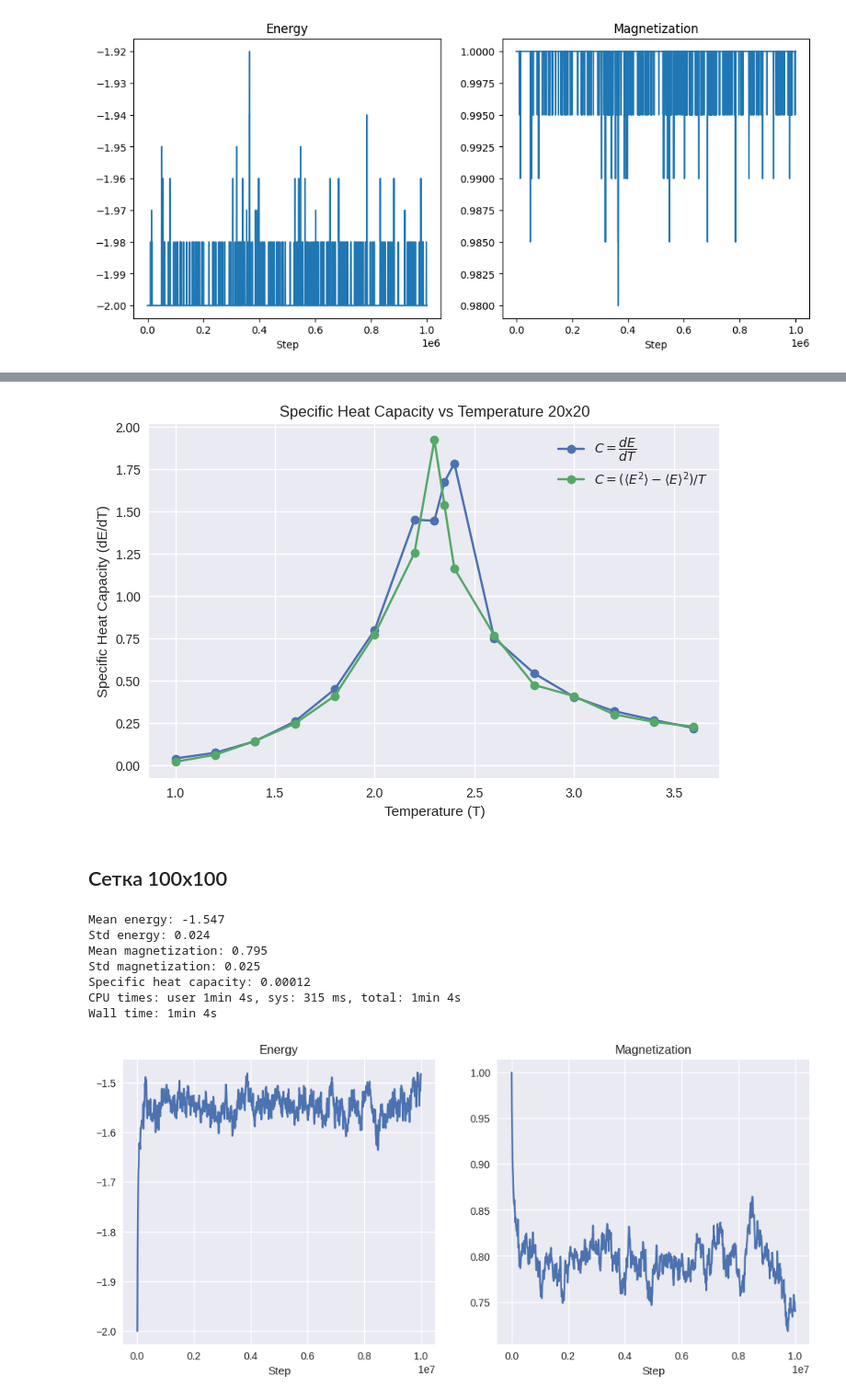
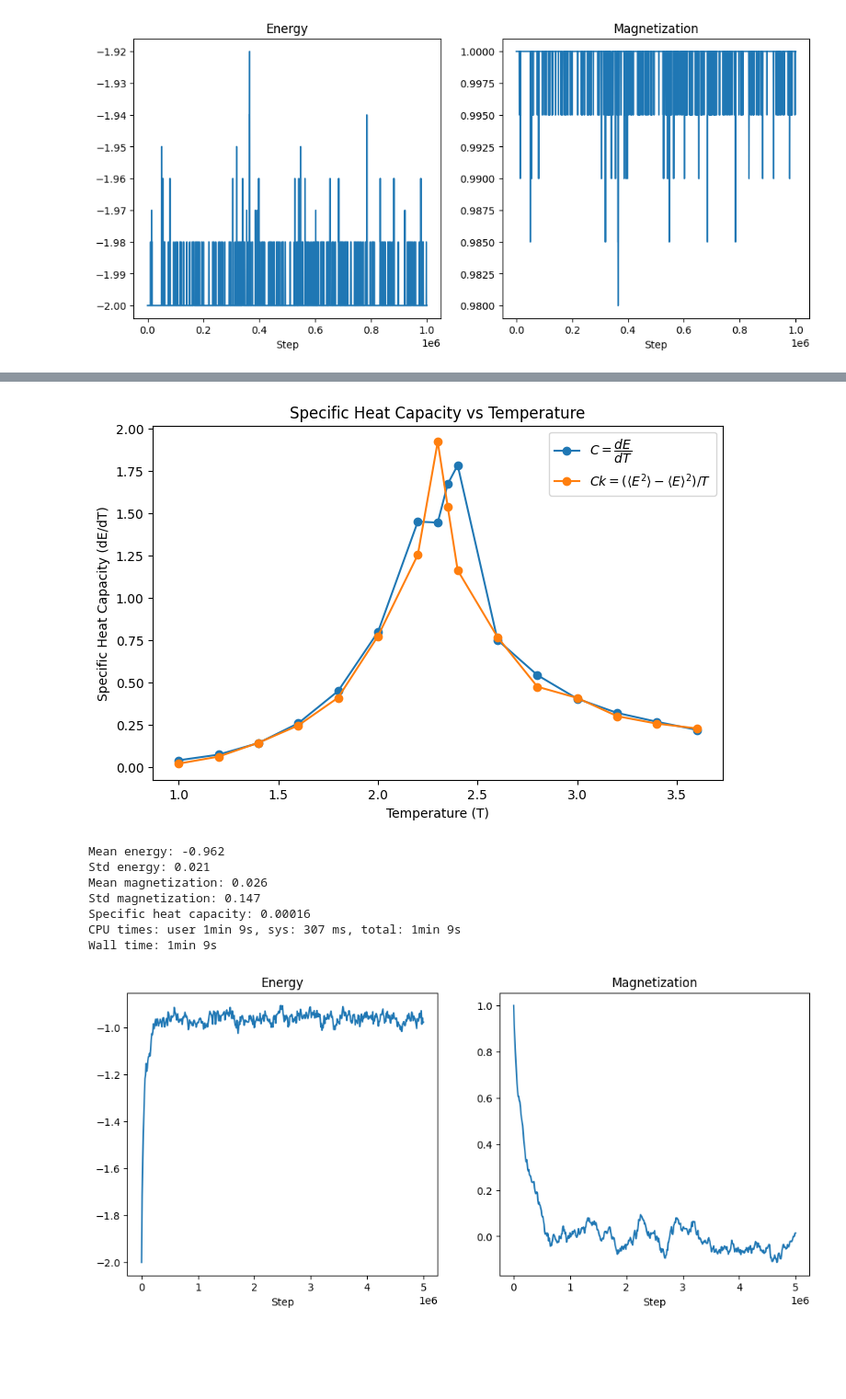
Before and after one commit to Masvelll/Statfiz, a Jupyter notebook: 1_IsingModel/main.ipynb, the cells around one changed output, grey strips where cells are left out. Shown at 92% size. Drawn from its saved outputs; the diff is of its cells as text; code cells hidden in the pictures; blank space fills up the shorter version.

```diff
--- a/1_IsingModel/main.ipynb
+++ b/1_IsingModel/main.ipynb
@@ -3,6 +3,3 @@ import numpy as np
 import pandas as pd
 import os
 from matplotlib import pyplot as plt
-import statsmodels.api as sm
-
-plt.style.use('seaborn-v0_8')
@@ -11,14 +6,5 @@ plt.style.use('seaborn-v0_8')
 # %%
 def process_log(file, temperature):
-    '''
-    Обрабатывает данные из log файлов
-
-    Args:
-        file (str): название файла
-        temperature (float): значение температуры для рассчета теплоёмкости
-
-    '''
-
 
     df = pd.read_csv(file, sep='\t')
 
@@ -34,23 +20,11 @@ def process_log(file, temperature):
     print(f'Mean energy: {energy.mean():.3f}', f'Std energy: {energy.std():.3f}', sep='\n')
     print(f'Mean magnetization: {df["MagMom"].mean():.3f}', f'Std magnetization: {df["MagMom"].std():.3f}', sep='\n')
 
-    capacity = energy.std() ** 2 / temperature ** 2
+    capacity = energy.std() ** 2 / temperature
     print(f'Specific heat capacity: {capacity:.5f}')
 # %%
 
 def ising(temperature, grid_size, ncycles, dump_rate, print_output=True, process_data=True):
-
-    """Запускает процесс расчёта модели изинга
-
-    Args:
-        temperature (float)
-        grid_size (int)
-        dump_rate (int): частота записи файлов
-        print_output (bool): флаг для печати свойств системы (энергии, магнитного момента) с частотой dump_rate
-        process_data (bool): флаг для вывода энергии и магнитного момента системы от времени в течение всей симуляции
-
-    """
-
 
     def MKstep(E, M):
 
@@ -181,32 +153,31 @@ plt.figure(figsize=(8, 5))
 plt.plot(T, dE_dT, marker='o', label='$C = \dfrac{dE}{dT}$')
 plt.xlabel('Temperature (T)')
 plt.ylabel('Specific Heat Capacity (dE/dT)')
-plt.title('Specific Heat Capacity vs Temperature 20x20')
+plt.title('Specific Heat Capacity vs Temperature')
 # plt.grid(True)
 
 
 heat_capacity = np.array(E_vars) / np.array(T) ** 2
 
-plt.plot(T, heat_capacity * 400, marker='o', label=r'$C= (\langle E^2\rangle - \langle E \rangle ^ 2) / T$')
+# Plot heat capacity as a function of temperature
+plt.plot(T, heat_capacity * 400, marker='o', label=r'$C k= (\langle E^2\rangle - \langle E \rangle ^ 2) / T$')
 
 plt.legend()
 plt.show()
 # %% [output]
-[figure, old version]
+[figure, new version]
-# %% [markdown]
-## Сетка 100x100
 # %%
 %%time
-ising(temperature=2.2, grid_size=100, ncycles=10000000, dump_rate=10000, print_output=False, process_data=True)
+ising(temperature=2.7, grid_size=100, ncycles=5000000, dump_rate=10000, print_output=False, process_data=True)
 # %% [output]
-Mean energy: -1.547
-Std energy: 0.024
-Mean magnetization: 0.795
-Std magnetization: 0.025
-Specific heat capacity: 0.00012
-CPU times: user 1min 4s, sys: 315 ms, total: 1min 4s
-Wall time: 1min 4s
+Mean energy: -0.962
+Std energy: 0.021
+Mean magnetization: 0.026
+Std magnetization: 0.147
+Specific heat capacity: 0.00016
+CPU times: user 1min 9s, sys: 307 ms, total: 1min 9s
+Wall time: 1min 9s
-[figure, old version]
+[figure, new version]
 # %%
 from concurrent.futures import ThreadPoolExecutor
 
```
Also changed, not shown: parts of 12 cells of this notebook, 3 other files.
